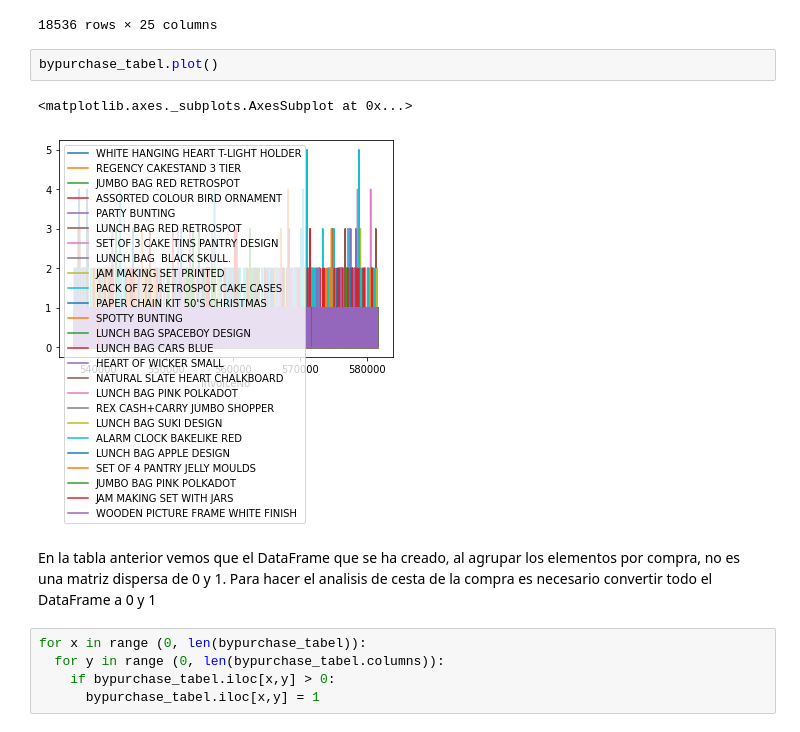
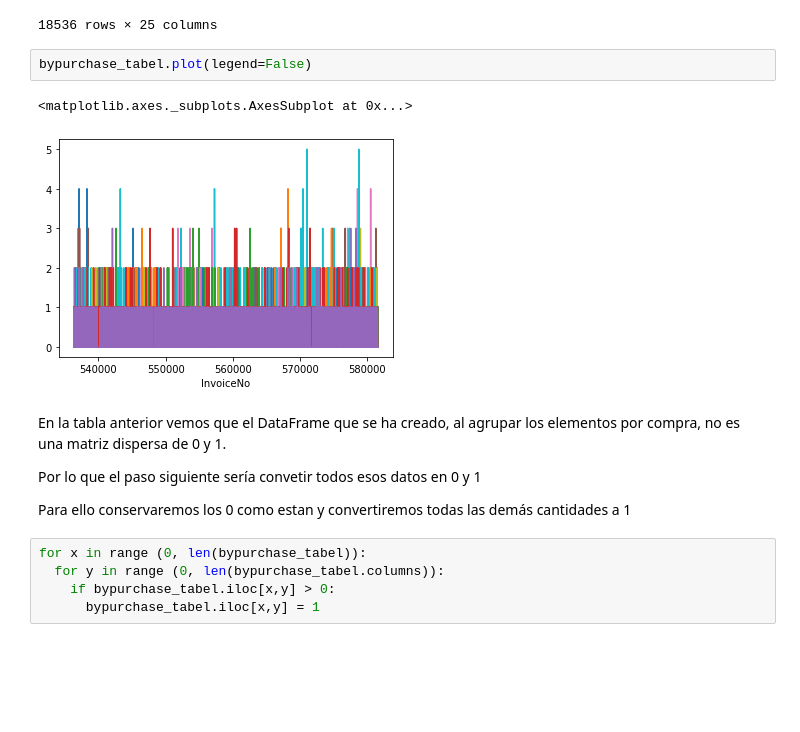
Before and after one commit to SBGuillermo/TFM-AnalisisComercio, a Jupyter notebook: Notebooks/3_Analisis_cesta_compra.ipynb, the cells around one changed output. Drawn from its saved outputs; the diff is of its cells as text; blank space fills up the shorter version.

```diff
--- a/Notebooks/3_Analisis_cesta_compra.ipynb
+++ b/Notebooks/3_Analisis_cesta_compra.ipynb
@@ -229,13 +246,16 @@ bypurchase_tabel
 | 581587 | 1.0 | 0.0 | 0.0 | 0.0 | ... |
 18536 rows × 25 columns
 # %%
-bypurchase_tabel.plot()
+bypurchase_tabel.plot(legend=False)
 # %% [output]
 <matplotlib.axes._subplots.AxesSubplot at 0x...>
-[figure, old version]
+[figure, new version]
 # %% [markdown]
 En la tabla anterior vemos que el DataFrame que se ha creado, al agrupar los elementos por compra, no es una matriz dispersa de 0 y 1.
-Para hacer el analisis de cesta de la compra es necesario convertir todo el DataFrame a 0 y 1
+
+Por lo que el paso siguiente sería convetir todos esos datos en 0 y 1
+
+Para ello conservaremos los 0 como estan y convertiremos todas las demás cantidades a 1
 # %%
 for x in range (0, len(bypurchase_tabel)):
   for y in range (0, len(bypurchase_tabel.columns)):
```
Also changed, not shown: parts of 20 cells of this notebook.
